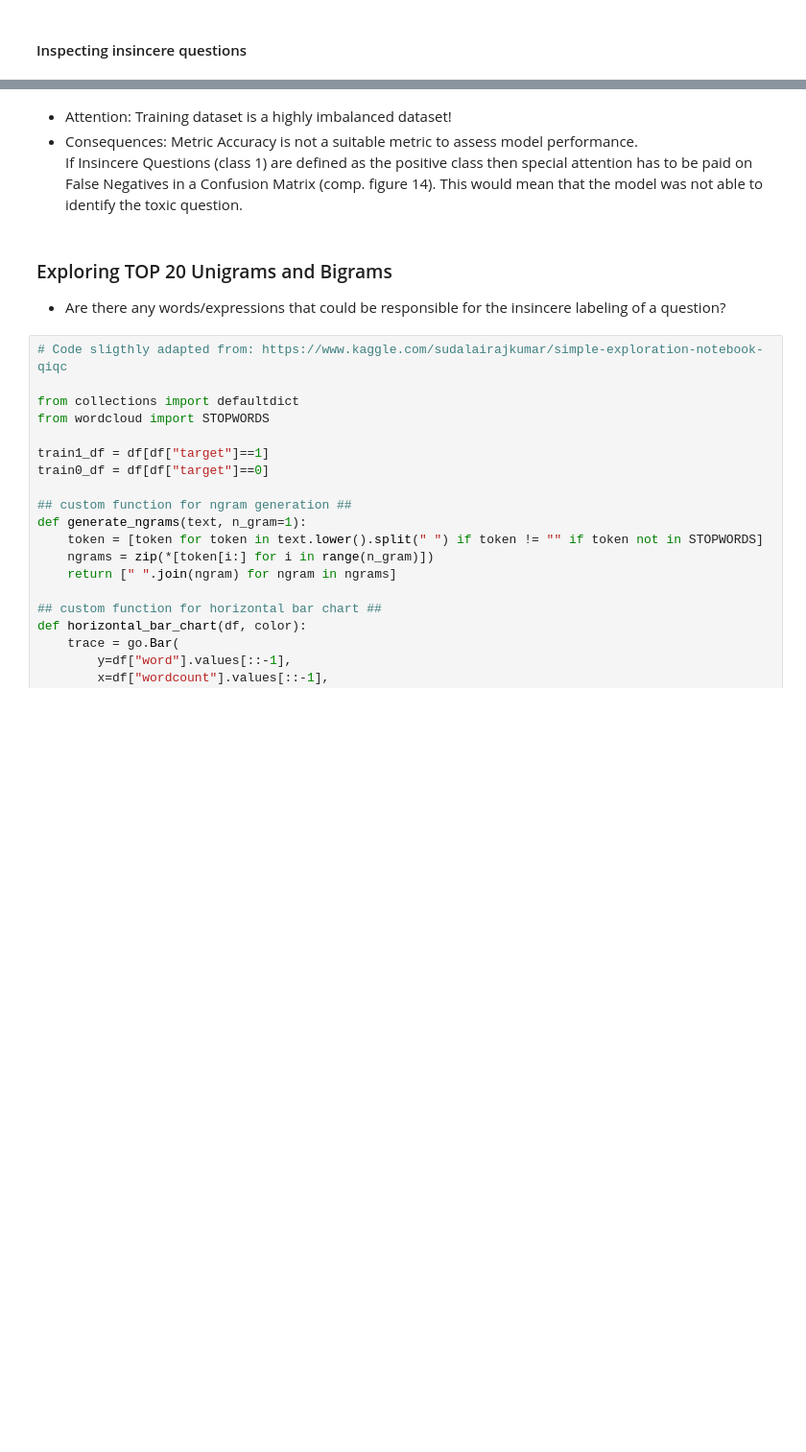
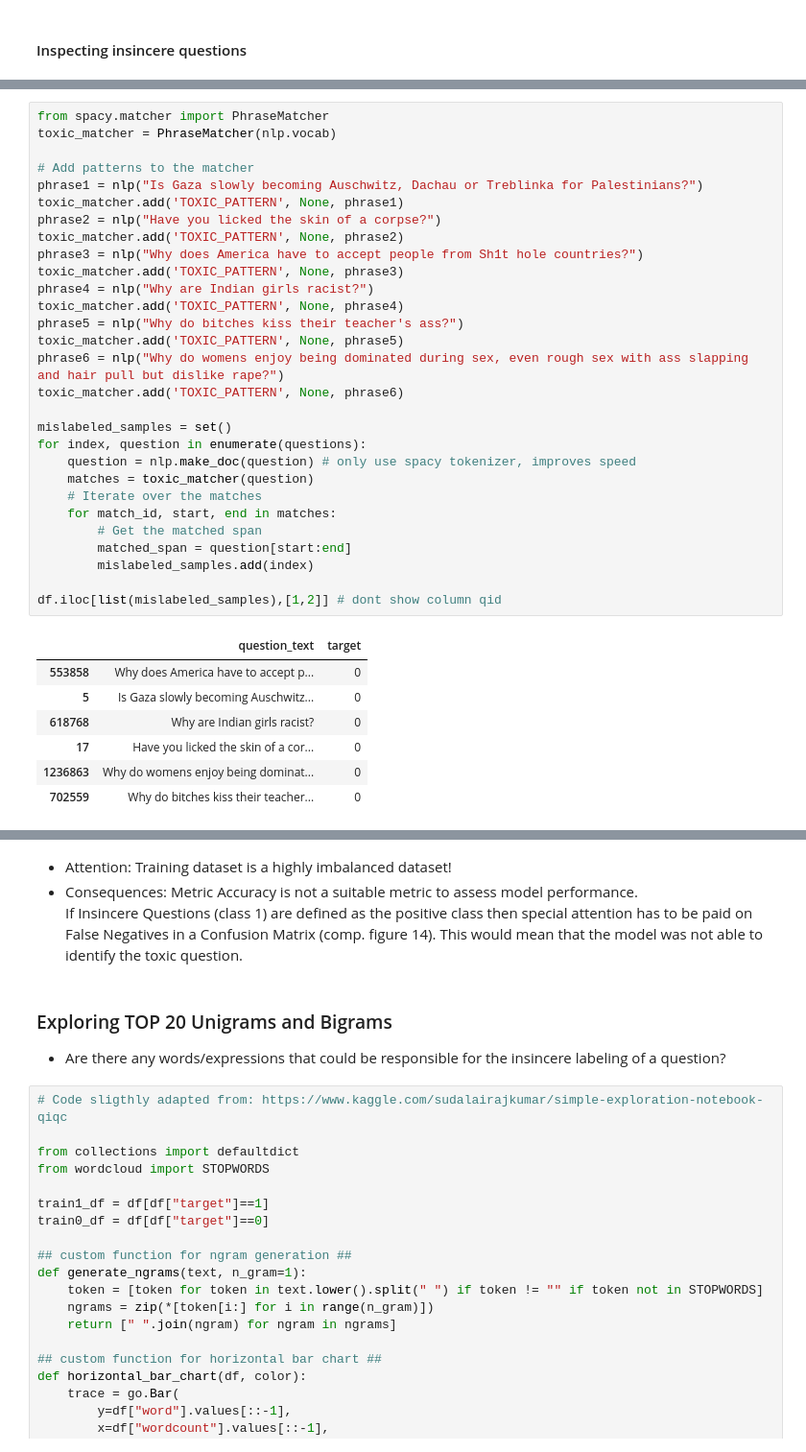
Before and after one commit to TheWoops/Natural-Language-Processing, a Jupyter notebook: Kaggle_Kernels/Praxis/DataUnderstanding.ipynb, the cells around one changed output, grey strips where cells are left out. Shown: that part at 96% size. Saved outputs shown, nothing was run; the diff lists cells and outputs as text; blank space fills up the shorter version.

```diff
--- a/Kaggle_Kernels/Praxis/BusinessDataUnderstanding.ipynb
+++ b/Kaggle_Kernels/Praxis/DataUnderstanding.ipynb
@@ -87,0 +96,37 @@ df.iloc[issues_sample_list,:]
+# %%
+from spacy.matcher import PhraseMatcher
+toxic_matcher = PhraseMatcher(nlp.vocab)
+
+# Add patterns to the matcher
+phrase1 = nlp("Is Gaza slowly becoming Auschwitz, Dachau or Treblinka for Palestinians?")
+toxic_matcher.add('TOXIC_PATTERN', None, phrase1)
+phrase2 = nlp("Have you licked the skin of a corpse?")
+toxic_matcher.add('TOXIC_PATTERN', None, phrase2)
+phrase3 = nlp("Why does America have to accept people from Sh1t hole countries?")
+toxic_matcher.add('TOXIC_PATTERN', None, phrase3)
+phrase4 = nlp("Why are Indian girls racist?")
+toxic_matcher.add('TOXIC_PATTERN', None, phrase4)
+phrase5 = nlp("Why do bitches kiss their teacher's ass?")
+toxic_matcher.add('TOXIC_PATTERN', None, phrase5)
+phrase6 = nlp("Why do womens enjoy being dominated during sex, even rough sex with ass slapping and hair pull but dislike rape?")
+toxic_matcher.add('TOXIC_PATTERN', None, phrase6)
+
+mislabeled_samples = set()
+for index, question in enumerate(questions):
+    question = nlp.make_doc(question) # only use spacy tokenizer, improves speed
+    matches = toxic_matcher(question)
+    # Iterate over the matches
+    for match_id, start, end in matches:
+        # Get the matched span
+        matched_span = question[start:end]
+        mislabeled_samples.add(index)
+
+df.iloc[list(mislabeled_samples),[1,2]] # dont show column qid
+# %% [output]
+|  | question_text | target |
+| 553858 | Why does America have to accept p... | 0 |
+| 5 | Is Gaza slowly becoming Auschwitz... | 0 |
+| 618768 | Why are Indian girls racist? | 0 |
+| 17 | Have you licked the skin of a cor... | 0 |
+| 1236863 | Why do womens enjoy being dominat... | 0 |
+| 702559 | Why do bitches kiss their teacher... | 0 |
```
Also changed, not shown: parts of 21 cells of this notebook.
